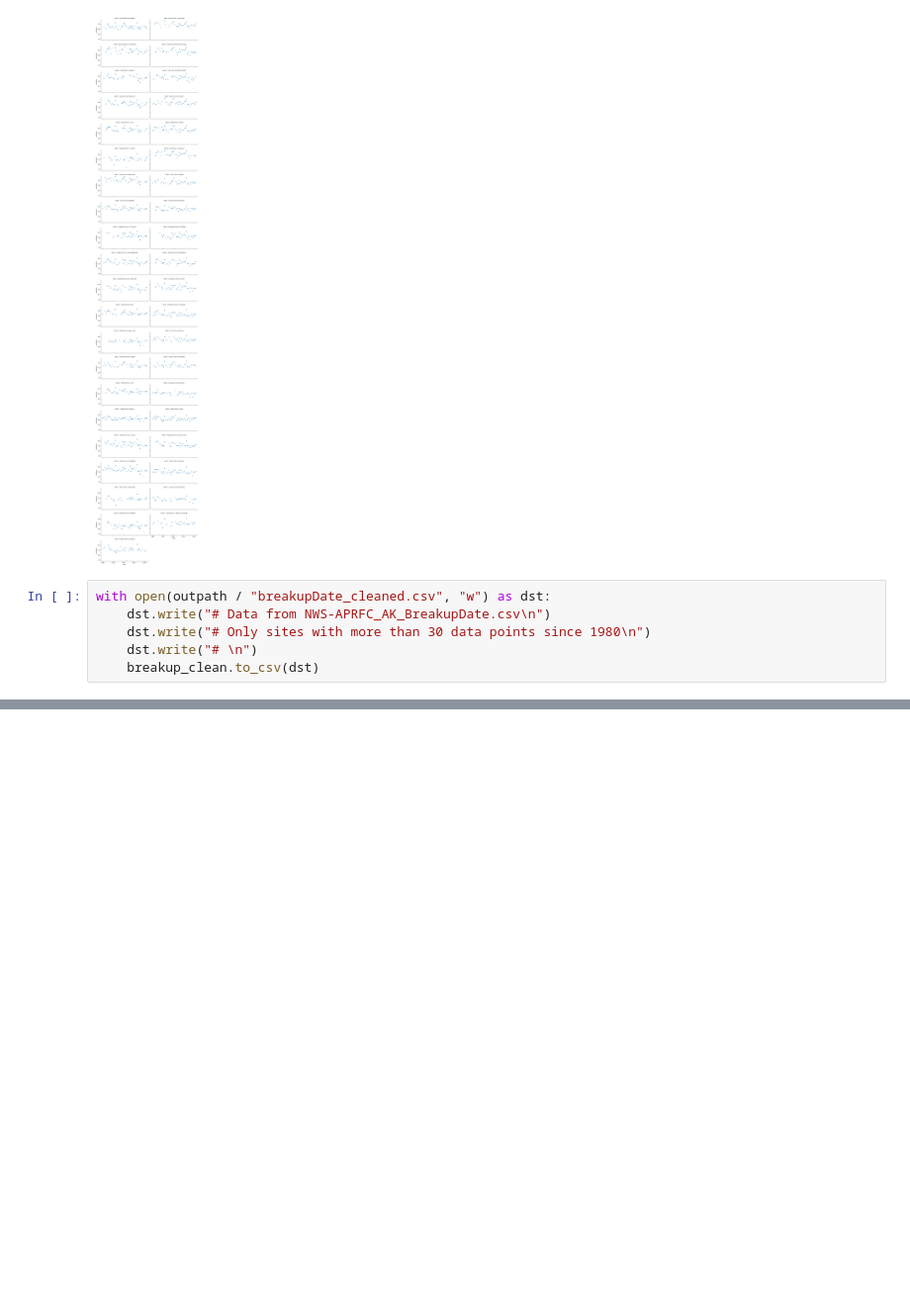
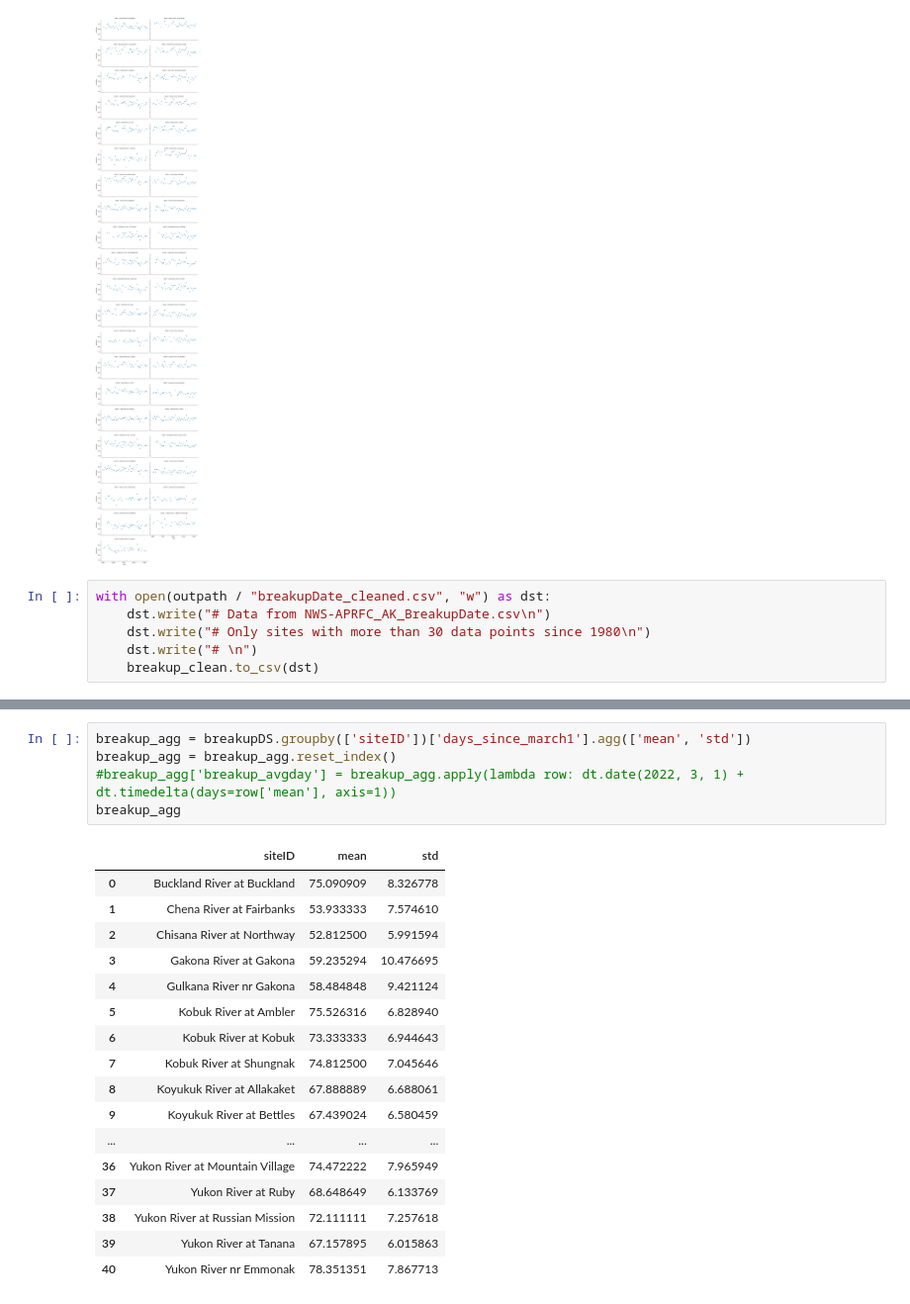
Before and after one commit to chryss/riverice, a Jupyter notebook: JupyterNotebooks/APRFC_breakupdata_clean.ipynb, the cells around one changed output, grey strips where cells are left out. Shown: that part at 99% size. Saved outputs shown, nothing was run; the diff lists cells and outputs as text; blank space fills up the shorter version.

```diff
--- a/JupyterNotebooks/APRFC_breakupdata_clean.ipynb
+++ b/JupyterNotebooks/APRFC_breakupdata_clean.ipynb
@@ -170,0 +270,23 @@ with open(outpath / "breakupDate_cleaned.csv", "w") as dst:
+# %%
+breakup_agg = breakupDS.groupby(['siteID'])['days_since_march1'].agg(['mean', 'std'])
+breakup_agg = breakup_agg.reset_index()
+#breakup_agg['breakup_avgday'] = breakup_agg.apply(lambda row: dt.date(2022, 3, 1) + dt.timedelta(days=row['mean'], axis=1))
+breakup_agg
+# %% [output]
+|  | siteID | mean | std |
+| 0 | Buckland River at Buckland | 75.090909 | 8.326778 |
+| 1 | Chena River at Fairbanks | 53.933333 | 7.574610 |
+| 2 | Chisana River at Northway | 52.812500 | 5.991594 |
+| 3 | Gakona River at Gakona | 59.235294 | 10.476695 |
+| 4 | Gulkana River nr Gakona | 58.484848 | 9.421124 |
+| 5 | Kobuk River at Ambler | 75.526316 | 6.828940 |
+| 6 | Kobuk River at Kobuk | 73.333333 | 6.944643 |
+| 7 | Kobuk River at Shungnak | 74.812500 | 7.045646 |
+| 8 | Koyukuk River at Allakaket | 67.888889 | 6.688061 |
+| 9 | Koyukuk River at Bettles | 67.439024 | 6.580459 |
+| ... | ... | ... | ... |
+| 36 | Yukon River at Mountain Village | 74.472222 | 7.965949 |
+| 37 | Yukon River at Ruby | 68.648649 | 6.133769 |
+| 38 | Yukon River at Russian Mission | 72.111111 | 7.257618 |
+| 39 | Yukon River at Tanana | 67.157895 | 6.015863 |
+| 40 | Yukon River nr Emmonak | 78.351351 | 7.867713 |
```
Also changed, not shown: parts of 16 cells of this notebook, 3 other files.
